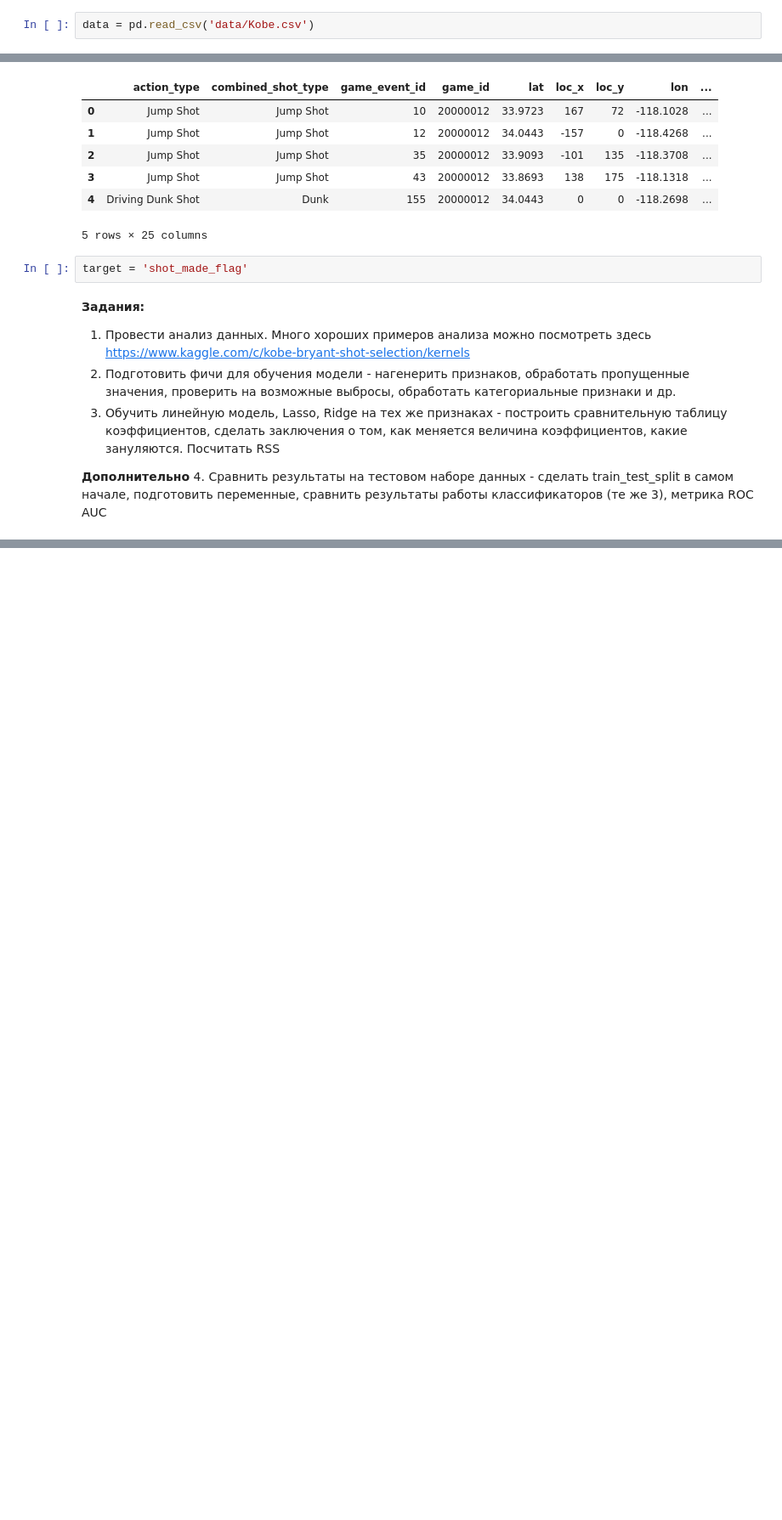
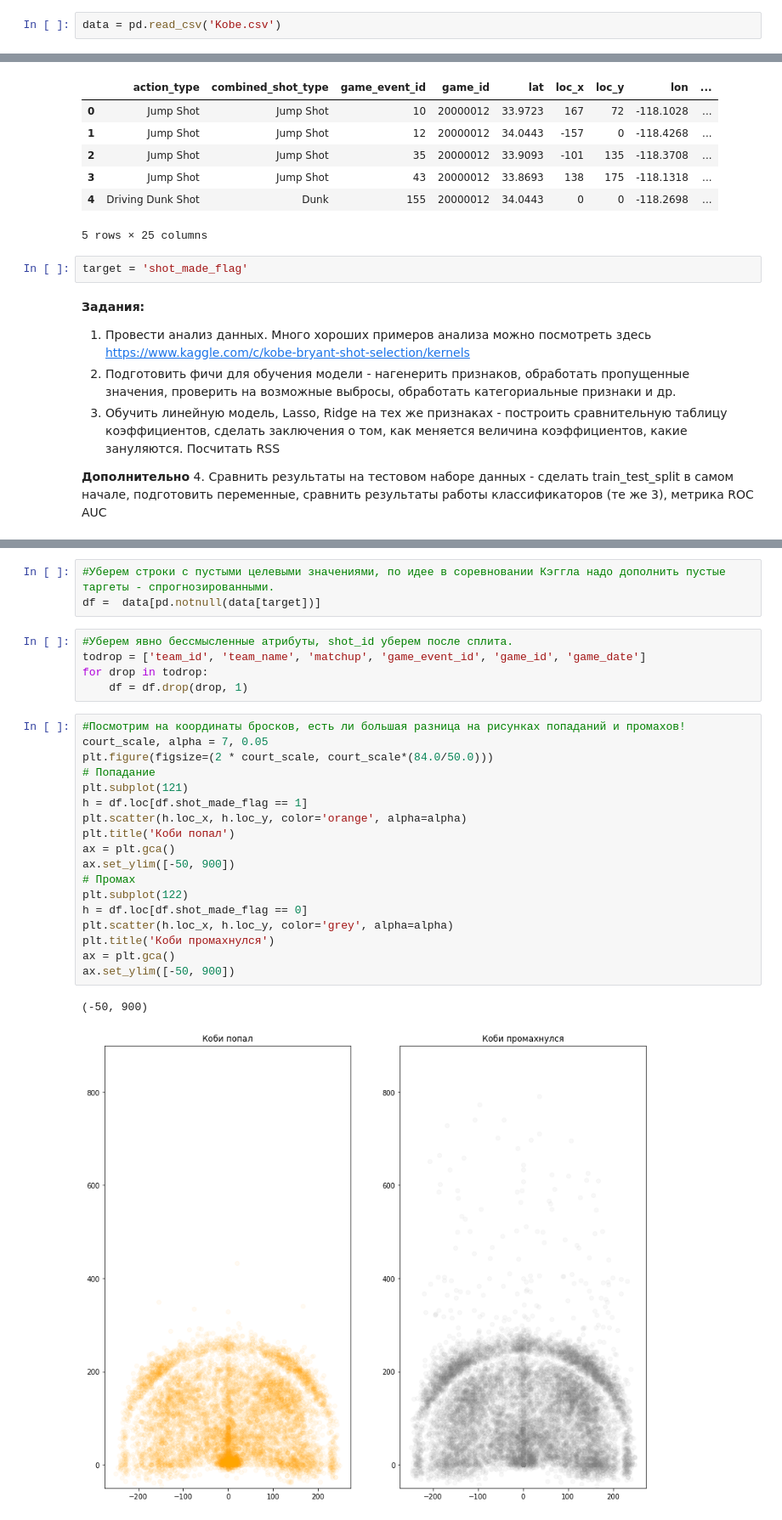
Before and after one commit to dataeli/netology-FE, a Jupyter notebook: HW2.ipynb, the cells around one changed output, grey strips where cells are left out. Shown at 85% size. Cells and saved outputs as stored; diff of their text form; blank space fills up the shorter version.

```diff
--- a/HW2.ipynb
+++ b/HW2.ipynb
@@ -18,7 +21,7 @@ This data contains the location and circumstances of every field goal attempted
 
 We have removed 5000 of the shot_made_flags (represented as missing values in the csv file). These are the test set shots for which you must submit a prediction. You are provided a sample submission file with the correct shot_ids needed for a valid prediction.
 # %%
-data = pd.read_csv('data/Kobe.csv')
+data = pd.read_csv('Kobe.csv')
 # %%
 data.head()
 # %% [output]
@@ -42,0 +68,29 @@ target = 'shot_made_flag'
+# %%
+#Уберем строки с пустыми целевыми значениями, по идее в соревновании Кэггла надо дополнить пустые таргеты - спрогнозированными.
+df =  data[pd.notnull(data[target])]
+# %%
+#Уберем явно бессмысленные атрибуты, shot_id уберем после сплита.
+todrop = ['team_id', 'team_name', 'matchup', 'game_event_id', 'game_id', 'game_date']
+for drop in todrop:
+    df = df.drop(drop, 1)
+# %%
+#Посмотрим на координаты бросков, есть ли большая разница на рисунках попаданий и промахов!
+court_scale, alpha = 7, 0.05
+plt.figure(figsize=(2 * court_scale, court_scale*(84.0/50.0)))
+# Попадание
+plt.subplot(121)
+h = df.loc[df.shot_made_flag == 1]
+plt.scatter(h.loc_x, h.loc_y, color='orange', alpha=alpha)
+plt.title('Коби попал')
+ax = plt.gca()
+ax.set_ylim([-50, 900])
+# Промах
+plt.subplot(122)
+h = df.loc[df.shot_made_flag == 0]
+plt.scatter(h.loc_x, h.loc_y, color='grey', alpha=alpha)
+plt.title('Коби промахнулся')
+ax = plt.gca()
+ax.set_ylim([-50, 900])
+# %% [output]
+(-50, 900)
+[figure, added]
```
Also changed, not shown: parts of 24 cells of this notebook.
